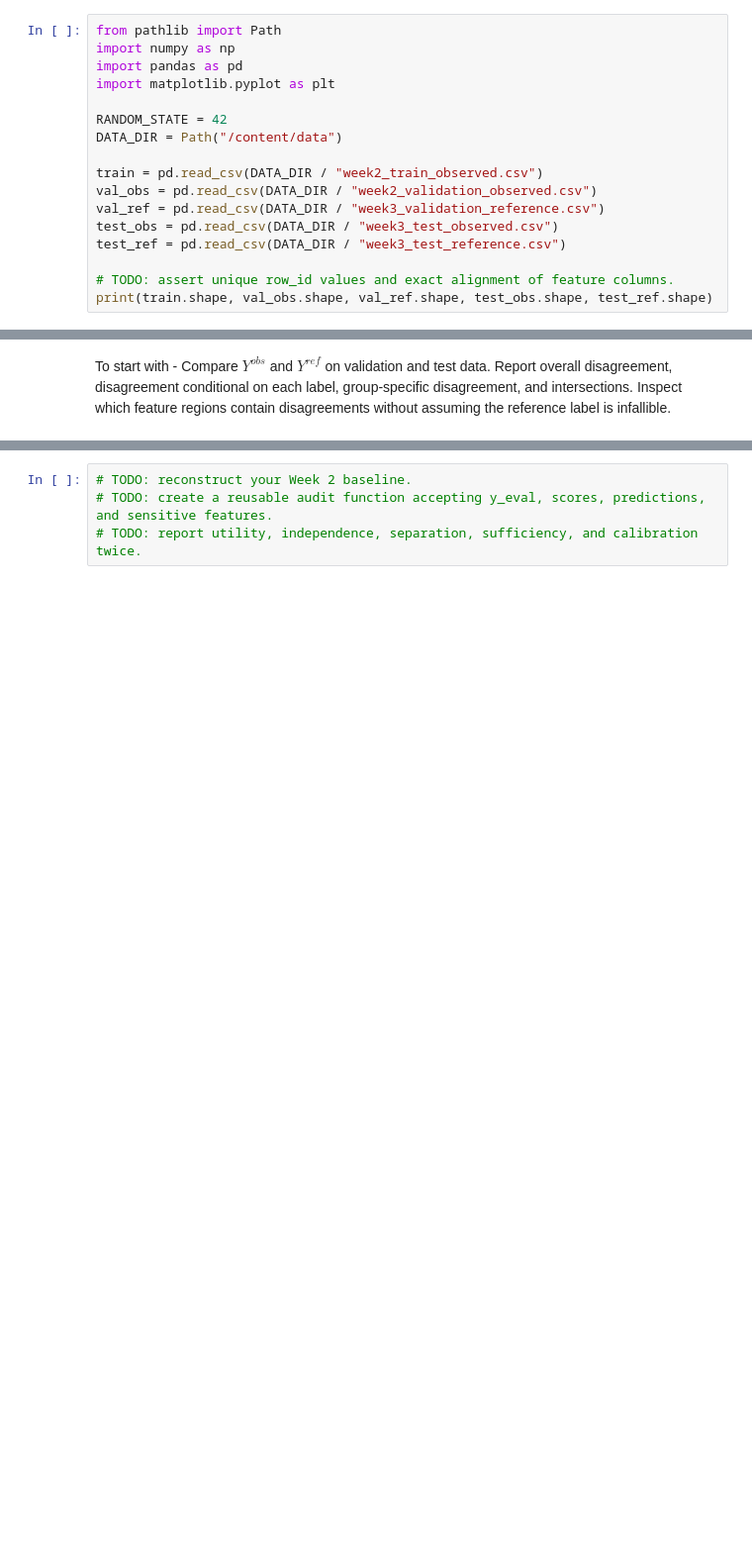
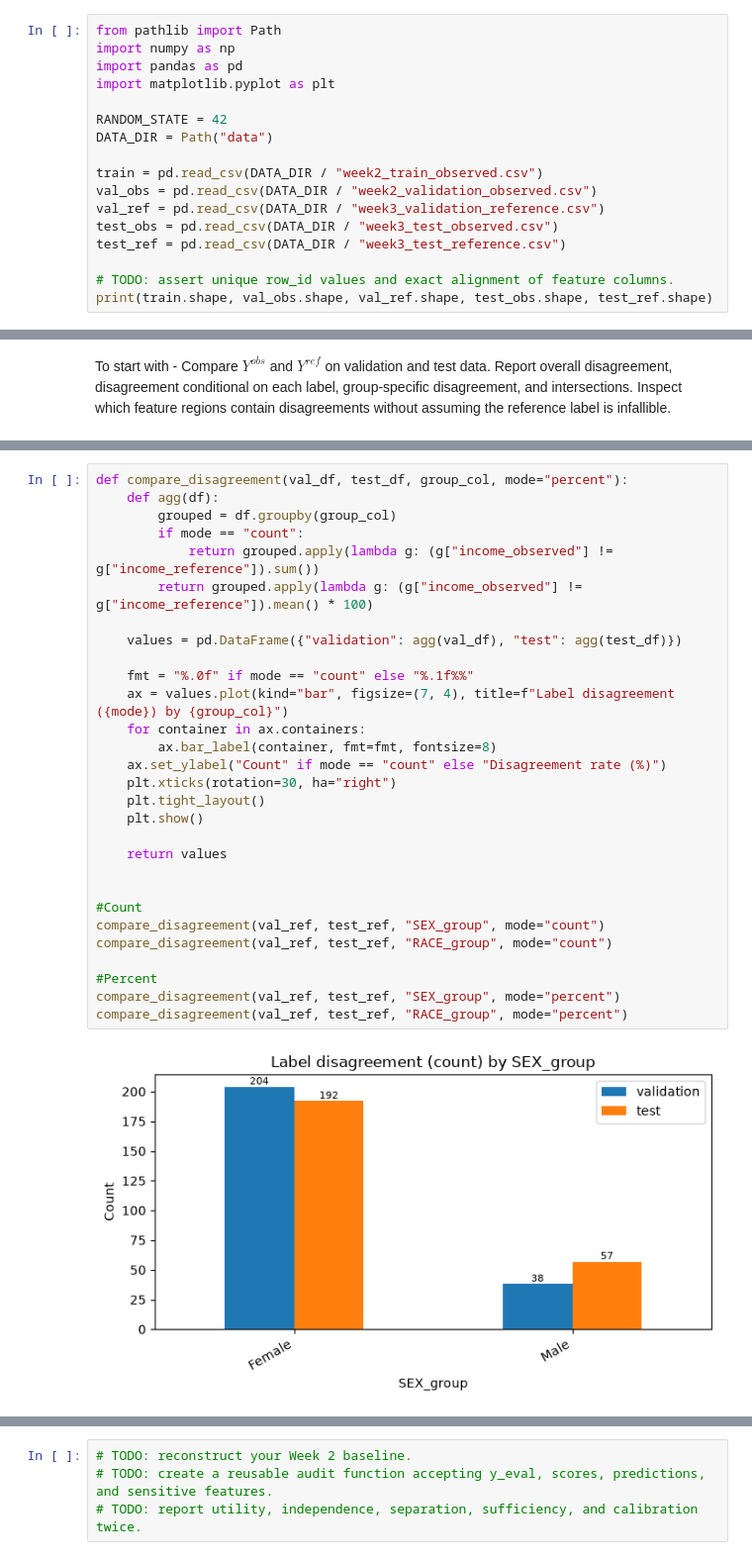
Before and after one commit to bellaVbsVbee/RAI, a Jupyter notebook: Project1/Karo_Week3_Mitigation_Reference_Evaluation.ipynb, the cells around one changed output, grey strips where cells are left out. Shown at 99% size. Cells and saved outputs as stored; diff of their text form; blank space fills up the shorter version.

```diff
--- a/Project1/Karo_Week3_Mitigation_Reference_Evaluation.ipynb
+++ b/Project1/Karo_Week3_Mitigation_Reference_Evaluation.ipynb
@@ -29,7 +29,7 @@ import pandas as pd
 import matplotlib.pyplot as plt
 
 RANDOM_STATE = 42
-DATA_DIR = Path("/content/data")
+DATA_DIR = Path("data")
 
 train = pd.read_csv(DATA_DIR / "week2_train_observed.csv")
 val_obs = pd.read_csv(DATA_DIR / "week2_validation_observed.csv")
@@ -47,0 +117,31 @@ To start with - Compare $Y^{obs}$ and $Y^{ref}$ on validation and test data. Rep
+# %%
+def compare_disagreement(val_df, test_df, group_col, mode="percent"):
+    def agg(df):
+        grouped = df.groupby(group_col)
+        if mode == "count":
+            return grouped.apply(lambda g: (g["income_observed"] != g["income_reference"]).sum())
+        return grouped.apply(lambda g: (g["income_observed"] != g["income_reference"]).mean() * 100)
+
+    values = pd.DataFrame({"validation": agg(val_df), "test": agg(test_df)})
+
+    fmt = "%.0f" if mode == "count" else "%.1f%%"
+    ax = values.plot(kind="bar", figsize=(7, 4), title=f"Label disagreement ({mode}) by {group_col}")
+    for container in ax.containers:
+        ax.bar_label(container, fmt=fmt, fontsize=8)
+    ax.set_ylabel("Count" if mode == "count" else "Disagreement rate (%)")
+    plt.xticks(rotation=30, ha="right")
+    plt.tight_layout()
+    plt.show()
+
+    return values
+
+
+#Count
+compare_disagreement(val_ref, test_ref, "SEX_group", mode="count")
+compare_disagreement(val_ref, test_ref, "RACE_group", mode="count")
+
+#Percent
+compare_disagreement(val_ref, test_ref, "SEX_group", mode="percent")
+compare_disagreement(val_ref, test_ref, "RACE_group", mode="percent")
+# %% [output]
+[figure, added]
```
Also changed, not shown: parts of 13 cells of this notebook, 4 other files.
